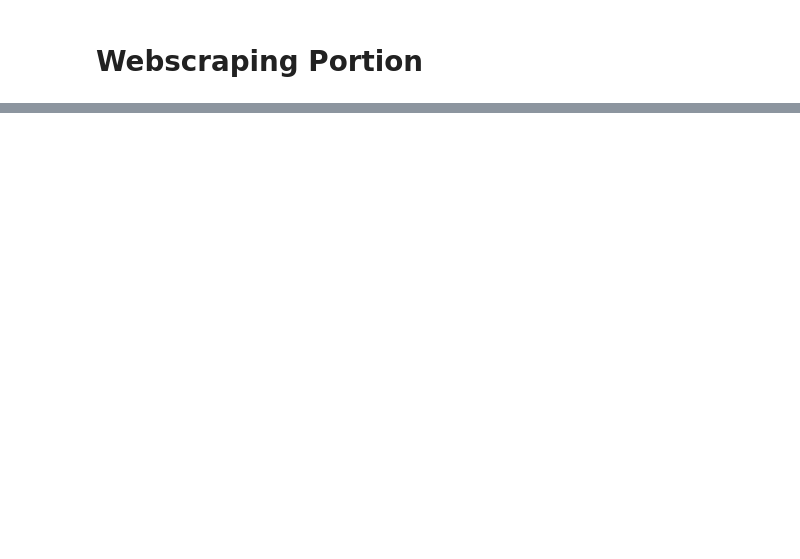
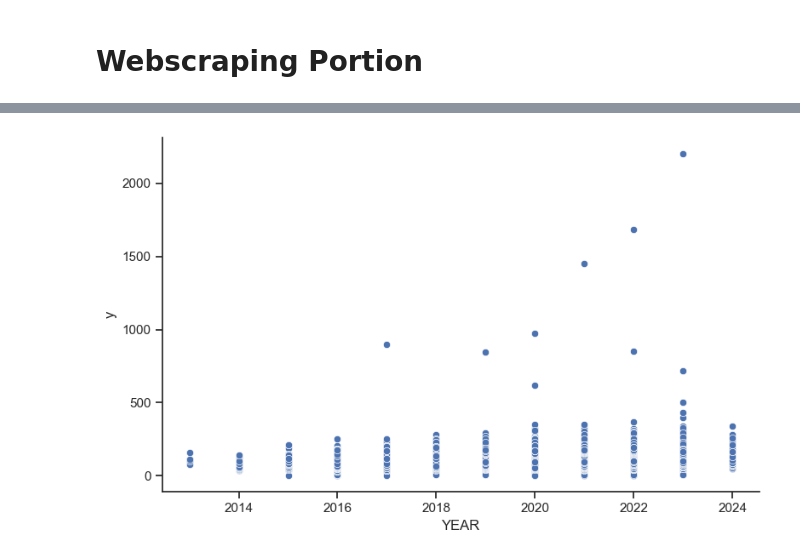
Before and after one commit to saltedpotato/QF632_Project, a Jupyter notebook: Part2.ipynb, the cells around one changed output, grey strips where cells are left out. Drawn from its saved outputs; the diff is of its cells as text; code cells hidden in the pictures; blank space fills up the shorter version.

```diff
--- a/Part2.ipynb
+++ b/Part2.ipynb
@@ -1,7 +1,12 @@
 # %%
 from Utils.preprocessing import *
 from Utils.pipelineComponents import *
-from Utils.customPipelines import *
+from Utils.preprocessing import *
+
+import re
+import matplotlib.pyplot as plt
+import seaborn as sns
+sns.set(style='ticks')
 
 RANDOM_STATE = 2024
 # %% [markdown]
@@ -64,0 +85,5 @@ all_df2.sample(5)
+# %%
+sns.relplot(data=all_df2, x='YEAR', y='y',aspect=1.61)
+plt.show()
+# %% [output]
+[figure, added]
```
Also changed, not shown: parts of 6 cells of this notebook.
